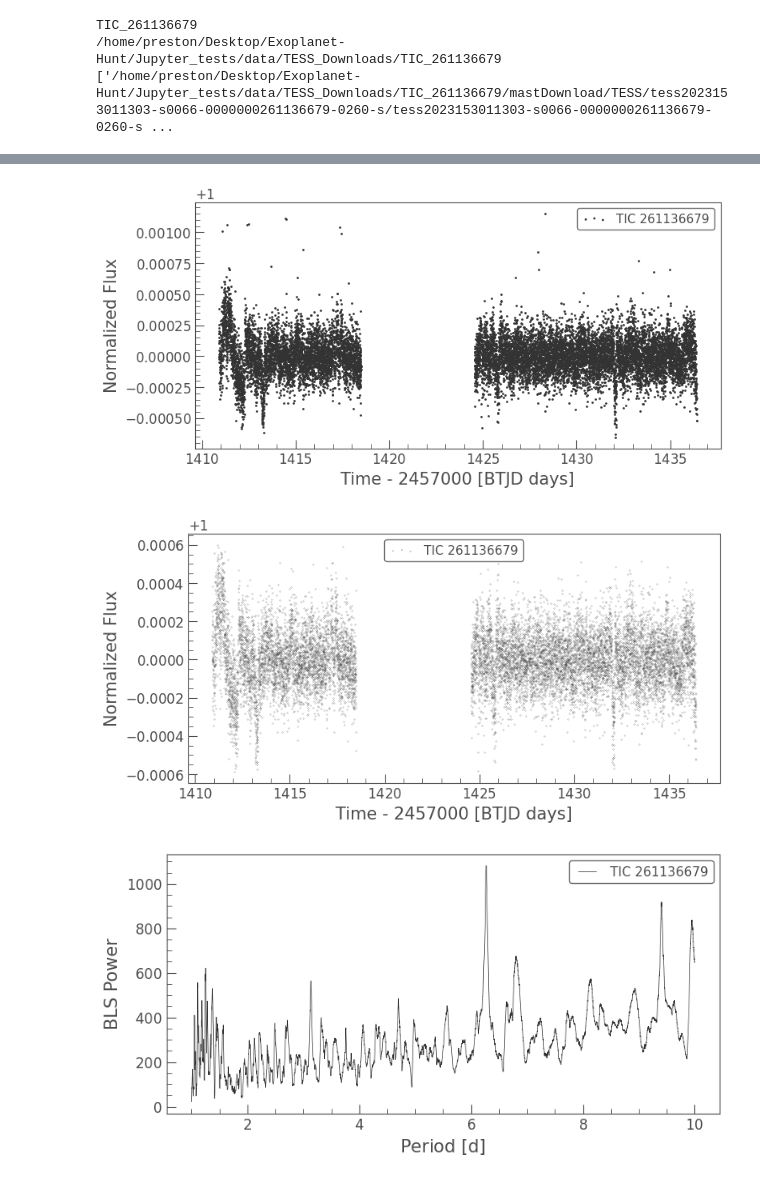
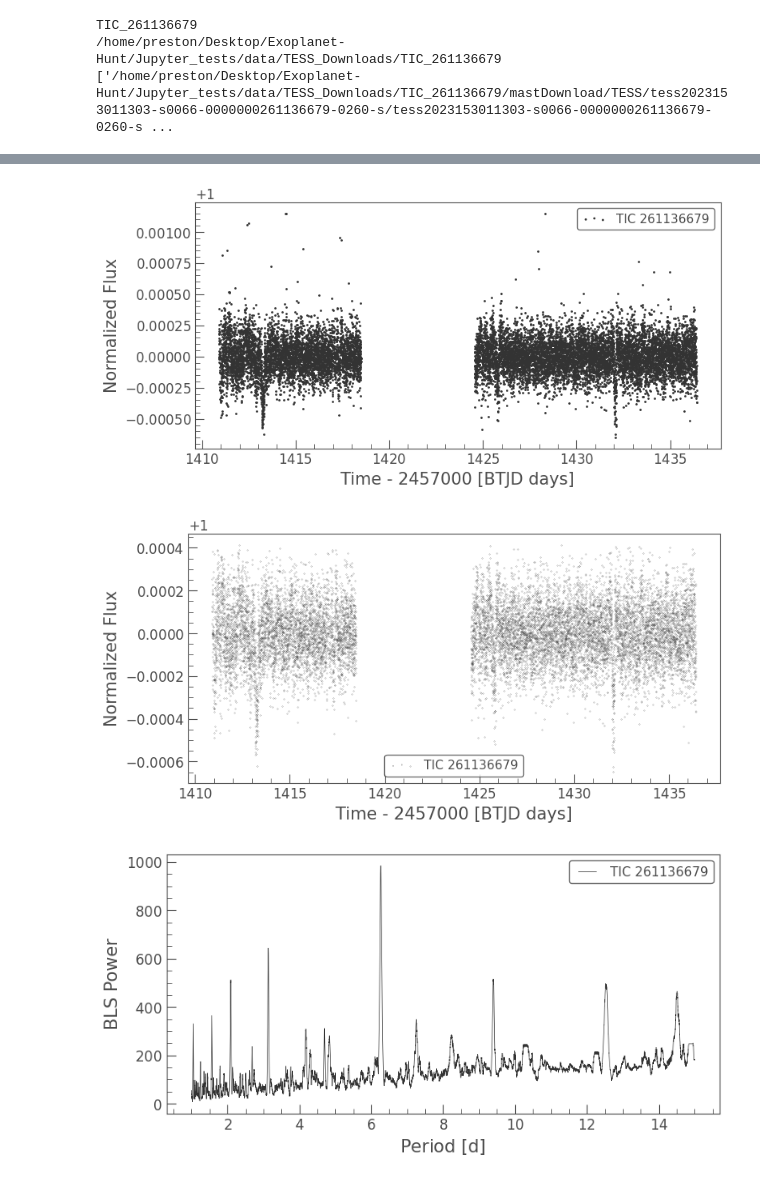
Before and after one commit to PKR000/Exoplanet-Hunt, a Jupyter notebook: Jupyter_tests/lightkurveTest.ipynb, the cells around one changed output, grey strips where cells are left out. Saved outputs shown, nothing was run; the diff lists cells and outputs as text; code cells hidden in the pictures.

```diff
--- a/Jupyter_tests/lightkurveTest.ipynb
+++ b/Jupyter_tests/lightkurveTest.ipynb
@@ -1,21 +1,23 @@
 # %%
-from lightkurve import search_targetpixelfile
+
 import lightkurve as lk
 import matplotlib.pyplot as plt
 import os
 import glob
 
-'''
-search_result = search_targetpixelfile("KIC 8462852", mission='TESS')
-tpfs = search_result.download(quality_bitmask='hardest')
-last_pixelfile = tpfs
-tpfs
-'''
+#this is used to create a dynamic window length later for flattening
+def get_number_of_days(lightcurve):
+    time = lightcurve.time
+    number_of_days = (time.max() - time.min()).value  # Convert to days
+    return number_of_days
 
+#run the tess_data_handler.py script to get data and copy to this folder
+#this test data needs to be within jupyter_tests
 tic_id = 261136679
 star_directory = f"TIC_{tic_id}"
 print(star_directory)
 
+#gives a list of all .fits files for this star
 base_dir = os.path.join(os.getcwd(), "data", "TESS_Downloads", star_directory)
 fits_files = glob.glob(os.path.join(base_dir, '**', '*_lc.fits'), recursive=True)
 print(base_dir)
@@ -46,0 +29,10 @@ plt.show()
+# %%
+#specify which dataset to use
+#(tested with file 0,1,2,3,4 & works well)
+lc_path = fits_files[11]
+print(lc_path)
+lc = lk.read(lc_path)
+
+#this is our raw light curve
+lc.scatter()
+plt.show()
@@ -46,0 +49,10 @@ plt.show()
+# %%
+#the flatten function needs a set window, otherwise it may erase transit signals
+observation_time = int(get_number_of_days(lc))
+print(observation_time)
+dynamic_window = observation_time*30
+
+#flattened data
+flat_lc = lc.flatten(window_length=dynamic_window)
+flat_lc.scatter()
+plt.show()
@@ -46,0 +62,4 @@ plt.show()
+# %%
+flatclip_lc = flat_lc.remove_outliers(sigma_upper=3,sigma_lower=5)
+flatclip_lc.scatter(s=0.2)
+plt.show()
@@ -47,4 +68,6 @@ plt.show()
 # %%
+#WAIT: this step may not be needed for good data
+#should a mask be needed for data, manually create one here
 jd_time = flat_lc.time.jd
 mask = ((jd_time < (2457000+1420)) | (jd_time > (2457000+1424)))&((jd_time < (2457000+1346)) | (jd_time > (2457000+1350)))
 masked_lc = flat_lc[mask]
@@ -52,17 +75,19 @@ masked_lc = flat_lc[mask]
 masked_lc.scatter()
 plt.show()
 # %% [output]
-[figure, old version]
+[figure, new version]
 # %%
-clipped_lc = masked_lc.remove_outliers(sigma=4)
+#clipping masked data if used
+clipped_lc = masked_lc.remove_outliers(sigma_upper=3,sigma_lower=5)
 clipped_lc.scatter(s=0.1)
 plt.show()
 # %% [output]
-[figure, old version]
+[figure, new version]
 # %%
+#assuming no mask was used, periodogram will find periodicity in possible transit
 import numpy as np
-periodogram = clipped_lc.to_periodogram(method='bls', period=np.arange(1, 10, 0.001))
+periodogram = flatclip_lc.to_periodogram(method='bls', period=np.arange(1, 15, 0.001))
 periodogram.plot()
 plt.show()
 # %% [output]
-[figure, old version]
+[figure, new version]
```
Also changed, not shown: parts of 8 cells of this notebook.
